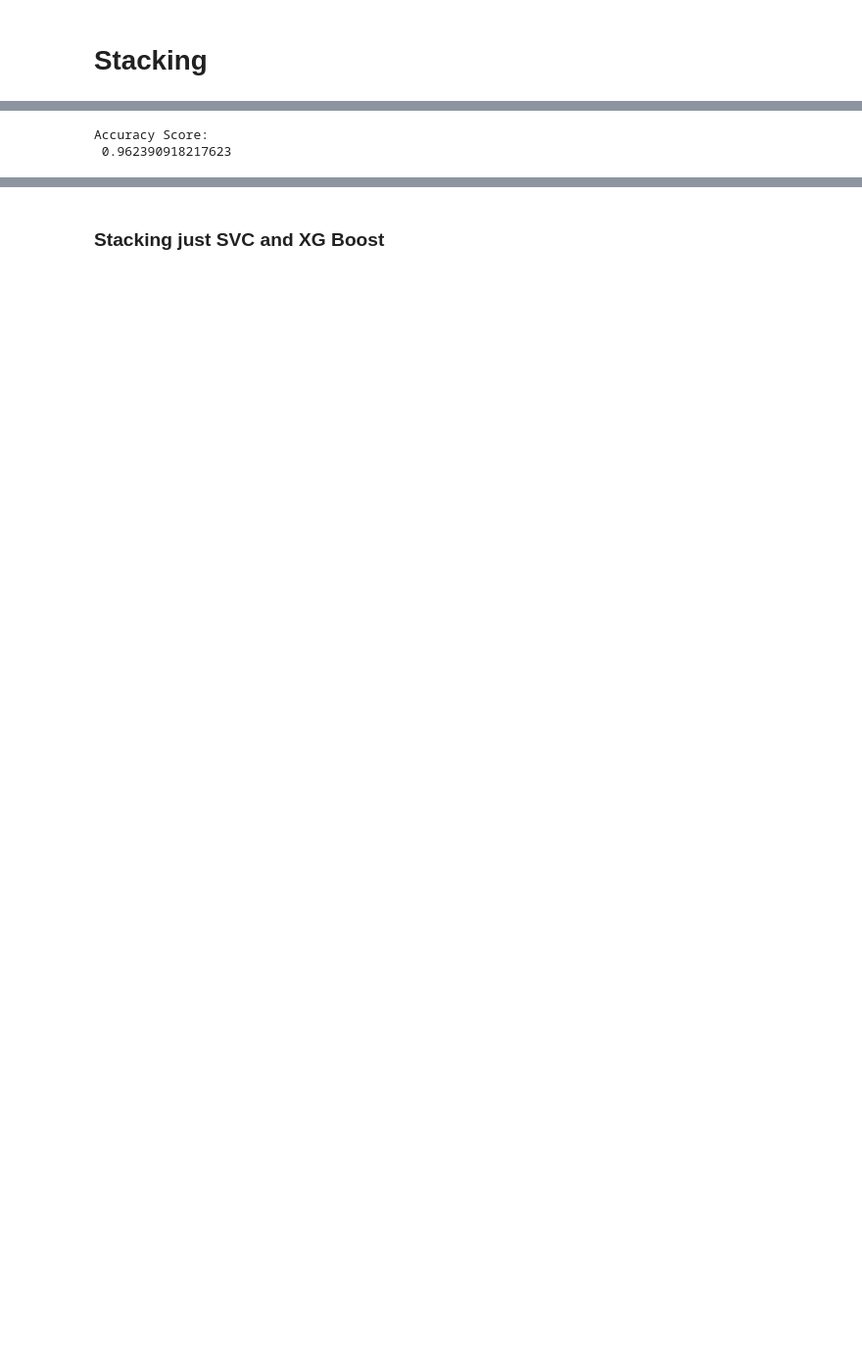
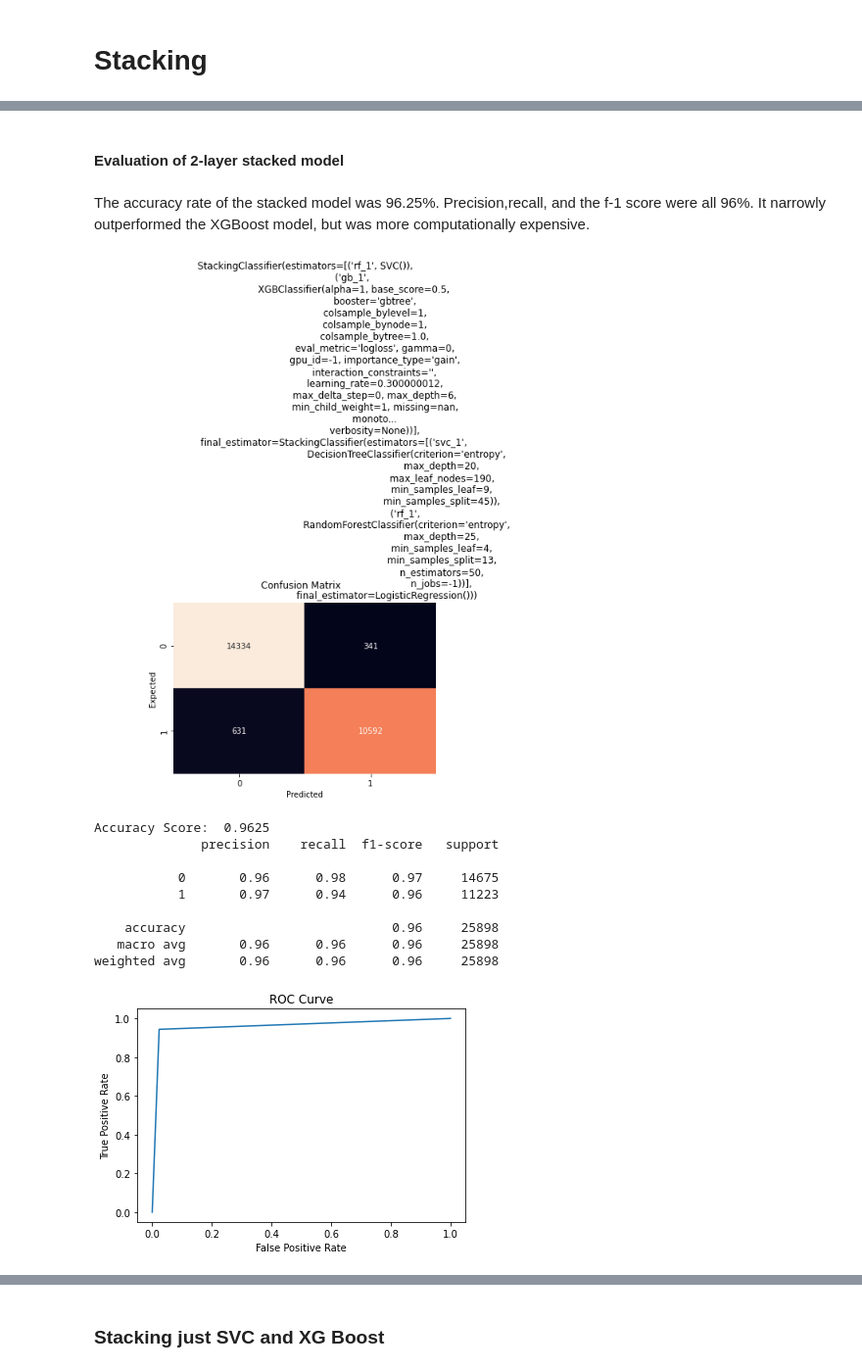
Before and after one commit to gpala7077/Classifying_Airline_Customer_Satisfication, a Jupyter notebook: Final_Project_ensemble_methods.ipynb, the cells around one changed output, grey strips where cells are left out. Shown at 98% size. Drawn from its saved outputs; the diff is of its cells as text; code cells hidden in the pictures; blank space fills up the shorter version.

Commit message:
finalized notebooks

```diff
--- a/Final_Project_ensemble_methods.ipynb
+++ b/Final_Project_ensemble_methods.ipynb
@@ -215,13 +231,3 @@ def metrics_report(model):
         fit_predict_score(model)
         roccurve(model)
         prcurve(model)
-# %%
-bestCat =  cb.CatBoostClassifier(learning_rate= 0.04, l2_leaf_reg= 1, iterations= 150, depth= 10)
-bestAda = AdaBoostClassifier(n_estimators= 97, learning_rate= 1, algorithm= 'SAMME.R')
-bestXGB = xgb.XGBClassifier(subsample= 1.0, n_estimators= 73,max_depth= None, colsample_bytree= 1.0, alpha= 1,eval_metric='logloss')
-bestXGB1 = xgb.XGBClassifier(min_samples_split=45,
-                                 min_samples_leaf=9,
-                                 max_leaf_nodes=190,
-                                 max_depth=20,
-                                 criterion='entropy',
-                                 class_weight=None,eval_matric='logloss')
@@ -347,11 +370,22 @@ layer_two_estimators = [
 layer_two = StackingClassifier(estimators=layer_two_estimators, final_estimator=LogisticRegression())
 
 # stacking the models.
-clf = StackingClassifier(estimators=layer_one_estimators, final_estimator=layer_two)
-
-
-#displaying accuracy
-print("Accuracy Score: \n",clf.fit(X_train, y_train).score(X_test, y_test))
+Stacked = StackingClassifier(estimators=layer_one_estimators, final_estimator=layer_two)
-# %% [output]
-Accuracy Score:
- 0.962390918217623
+# %% [markdown]
+#### Evaluation of 2-layer stacked model
+# %% [markdown]
+The accuracy rate of the stacked model was 96.25%. Precision,recall, and the f-1 score were all 96%. It narrowly outperformed the XGBoost model, but was more computationally expensive.
+# %%
+metrics_report(Stacked)
+# %% [output]
+[figure, added]
+Accuracy Score:  0.9625
+              precision    recall  f1-score   support
+
+           0       0.96      0.98      0.97     14675
+           1       0.97      0.94      0.96     11223
+
+    accuracy                           0.96     25898
+   macro avg       0.96      0.96      0.96     25898
+weighted avg       0.96      0.96      0.96     25898
+[figure, added]
```
Also changed, not shown: parts of 37 cells of this notebook.
